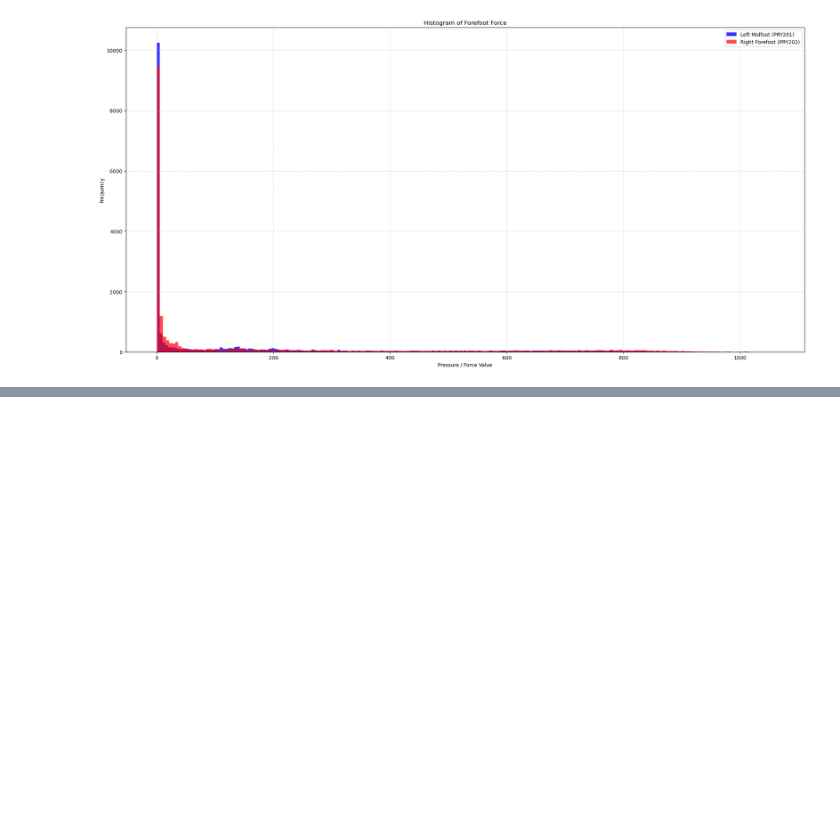
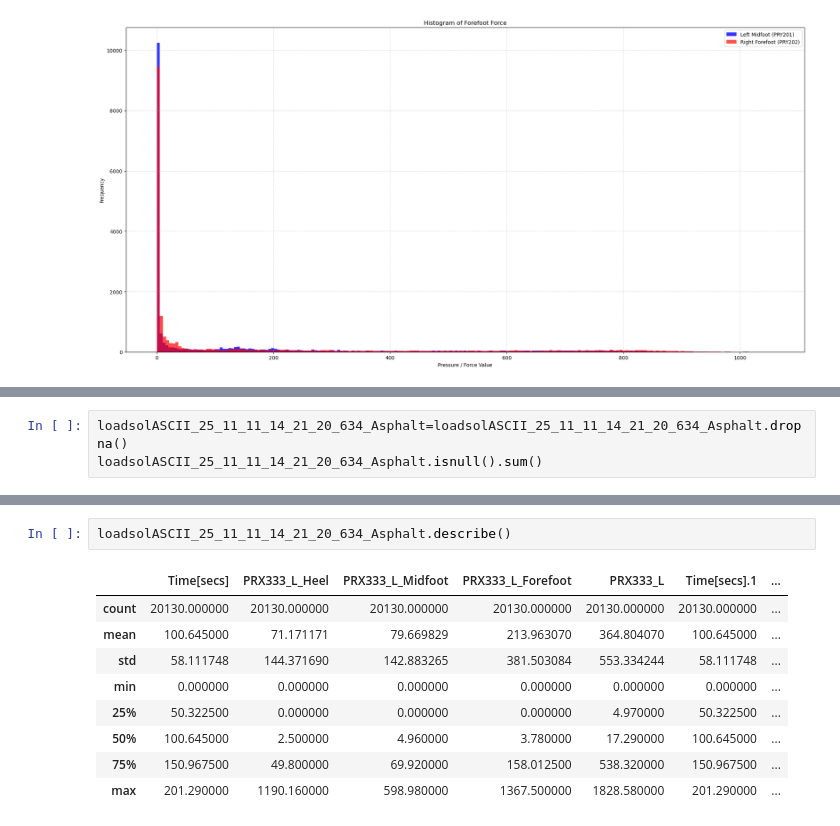
Before and after one commit to Fatemeh-aboulhassani/Movement-Analysis, a Jupyter notebook: notebooks/first analysis data.ipynb, the cells around one changed output, grey strips where cells are left out. Cells and saved outputs as stored; diff of their text form; blank space fills up the shorter version.

Commit message:
second of Asphalt

```diff
--- a/notebooks/first analysis data.ipynb
+++ b/notebooks/first analysis data.ipynb
@@ -623,0 +635,3 @@ plt.show()
+# %%
+loadsolASCII_25_11_11_14_21_20_634_Asphalt=loadsolASCII_25_11_11_14_21_20_634_Asphalt.dropna()
+loadsolASCII_25_11_11_14_21_20_634_Asphalt.isnull().sum()
@@ -623,0 +670,12 @@ plt.show()
+# %%
+loadsolASCII_25_11_11_14_21_20_634_Asphalt.describe()
+# %% [output]
+|  | Time[secs] | PRX333_L_Heel | PRX333_L_Midfoot | PRX333_L_Forefoot | PRX333_L | Time[secs].1 | ... |
+| count | 20130.000000 | 20130.000000 | 20130.000000 | 20130.000000 | 20130.000000 | 20130.000000 | ... |
+| mean | 100.645000 | 71.171171 | 79.669829 | 213.963070 | 364.804070 | 100.645000 | ... |
+| std | 58.111748 | 144.371690 | 142.883265 | 381.503084 | 553.334244 | 58.111748 | ... |
+| min | 0.000000 | 0.000000 | 0.000000 | 0.000000 | 0.000000 | 0.000000 | ... |
+| 25% | 50.322500 | 0.000000 | 0.000000 | 0.000000 | 4.970000 | 50.322500 | ... |
+| 50% | 100.645000 | 2.500000 | 4.960000 | 3.780000 | 17.290000 | 100.645000 | ... |
+| 75% | 150.967500 | 49.800000 | 69.920000 | 158.012500 | 538.320000 | 150.967500 | ... |
+| max | 201.290000 | 1190.160000 | 598.980000 | 1367.500000 | 1828.580000 | 201.290000 | ... |
```
Also changed, not shown: parts of 5 cells of this notebook.
